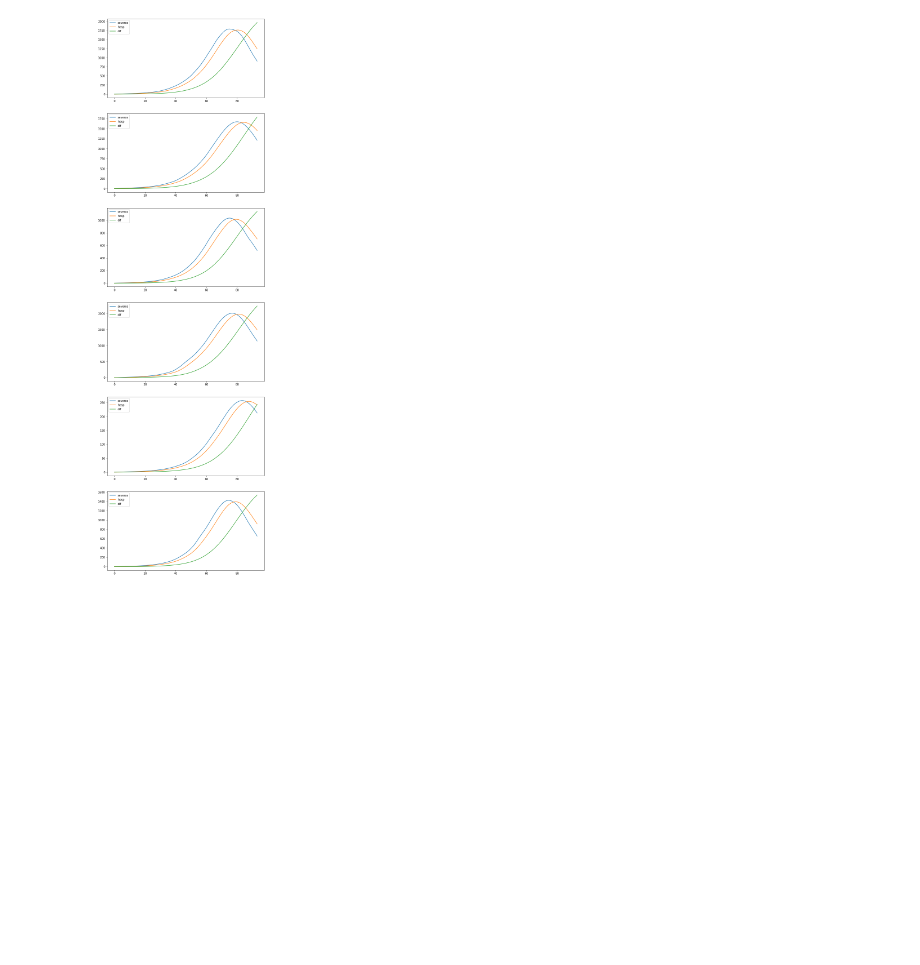
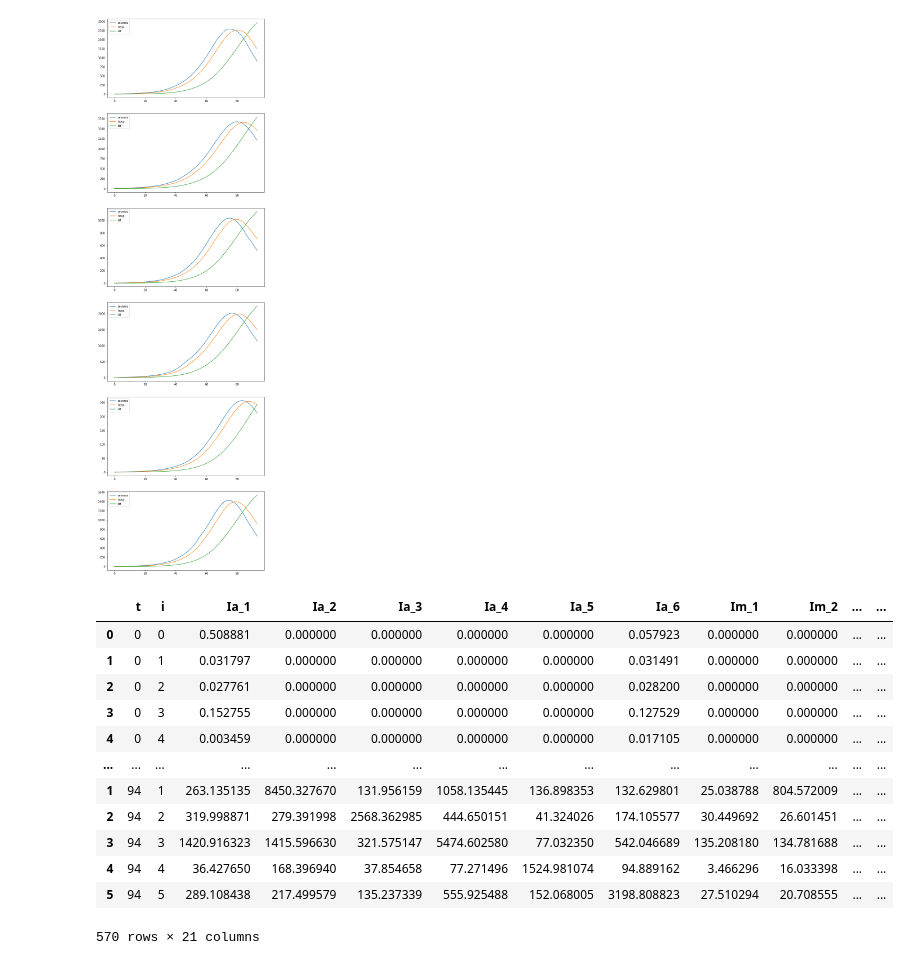
Before and after one commit to edtrelo/COVID19Model, a Jupyter notebook: src/model/casobase_reg.ipynb, the cells around one changed output. Saved outputs shown, nothing was run; the diff lists cells and outputs as text; code cells hidden in the pictures; blank space fills up the shorter version.

```diff
--- a/src/model/casobase_reg.ipynb
+++ b/src/model/casobase_reg.ipynb
@@ -22,7 +22,7 @@ pa, pm, ps = 0.5, 0.476, 0.024
 ξ = 1/4
 τ = 1/5
 # %%
-ABTdf = pd.read_csv("D:/Edgar Trejo/Universidad/Proyecto/COVID19Model/data/cleandata/ABTrf_reg.csv", dtype={0:str}, index_col = 0)
+ABT = pd.read_csv("D:/Edgar Trejo/Universidad/Proyecto/COVID19Model/data/cleandata/ABTrf_reg.csv", dtype={0:str}, index_col = 0)
 # %%
 pob = pd.read_csv('https://raw.githubusercontent.com/edtrelo/COVID19Model/main/data/cleandata/pob_reg.csv',
                  index_col = 0, dtype = {'cve_umun':str})
@@ -188,6 +134,22 @@ viajes = [es, s, d]
 inicio_red = 25
 # %%
 R = lambda t: (1-r) if t > inicio_red else 1
+# %%
+ABT
+# %% [output]
+|  | t | i | Ia_1 | Ia_2 | Ia_3 | Ia_4 | Ia_5 | Ia_6 | Im_1 | Im_2 | ... | ... |
+| 0 | 0 | 0 | 0.508881 | 0.000000 | 0.000000 | 0.000000 | 0.000000 | 0.057923 | 0.000000 | 0.000000 | ... | ... |
+| 1 | 0 | 1 | 0.031797 | 0.000000 | 0.000000 | 0.000000 | 0.000000 | 0.031491 | 0.000000 | 0.000000 | ... | ... |
+| 2 | 0 | 2 | 0.027761 | 0.000000 | 0.000000 | 0.000000 | 0.000000 | 0.028200 | 0.000000 | 0.000000 | ... | ... |
+| 3 | 0 | 3 | 0.152755 | 0.000000 | 0.000000 | 0.000000 | 0.000000 | 0.127529 | 0.000000 | 0.000000 | ... | ... |
+| 4 | 0 | 4 | 0.003459 | 0.000000 | 0.000000 | 0.000000 | 0.000000 | 0.017105 | 0.000000 | 0.000000 | ... | ... |
+| ... | ... | ... | ... | ... | ... | ... | ... | ... | ... | ... | ... | ... |
+| 1 | 94 | 1 | 263.135135 | 8450.327670 | 131.956159 | 1058.135445 | 136.898353 | 132.629801 | 25.038788 | 804.572009 | ... | ... |
+| 2 | 94 | 2 | 319.998871 | 279.391998 | 2568.362985 | 444.650151 | 41.324026 | 174.105577 | 30.449692 | 26.601451 | ... | ... |
+| 3 | 94 | 3 | 1420.916323 | 1415.596630 | 321.575147 | 5474.602580 | 77.032350 | 542.046689 | 135.208180 | 134.781688 | ... | ... |
+| 4 | 94 | 4 | 36.427650 | 168.396940 | 37.854658 | 77.271496 | 1524.981074 | 94.889162 | 3.466296 | 16.033398 | ... | ... |
+| 5 | 94 | 5 | 289.108438 | 217.499579 | 135.237339 | 555.925488 | 152.068005 | 3198.808823 | 27.510294 | 20.708555 | ... | ... |
+570 rows × 21 columns
 # %%
 def λ1(t, i, Ia, Im, Ip):
     wd = (fecha_inicio.weekday() + t) % 7
```
Also changed, not shown: parts of 10 cells of this notebook, 8 other files.
